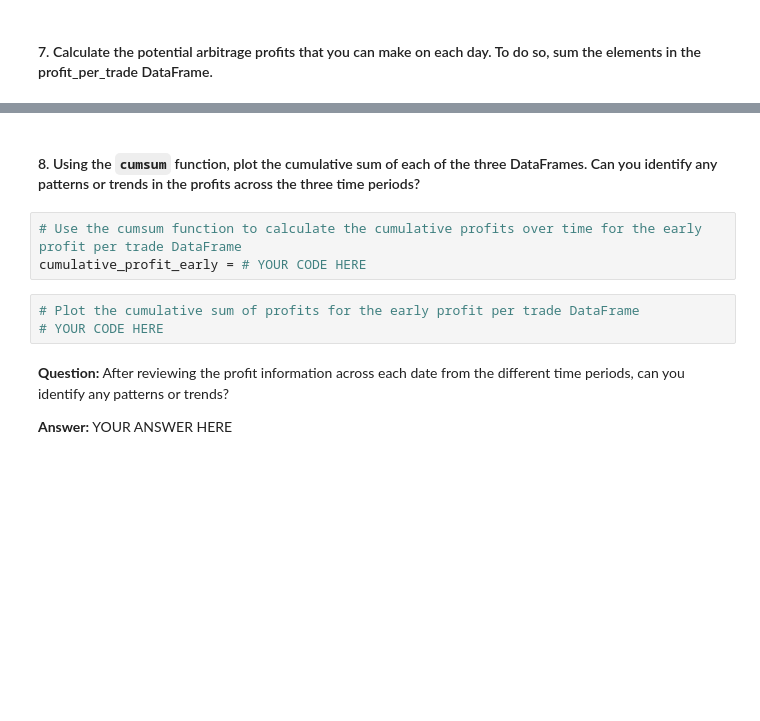
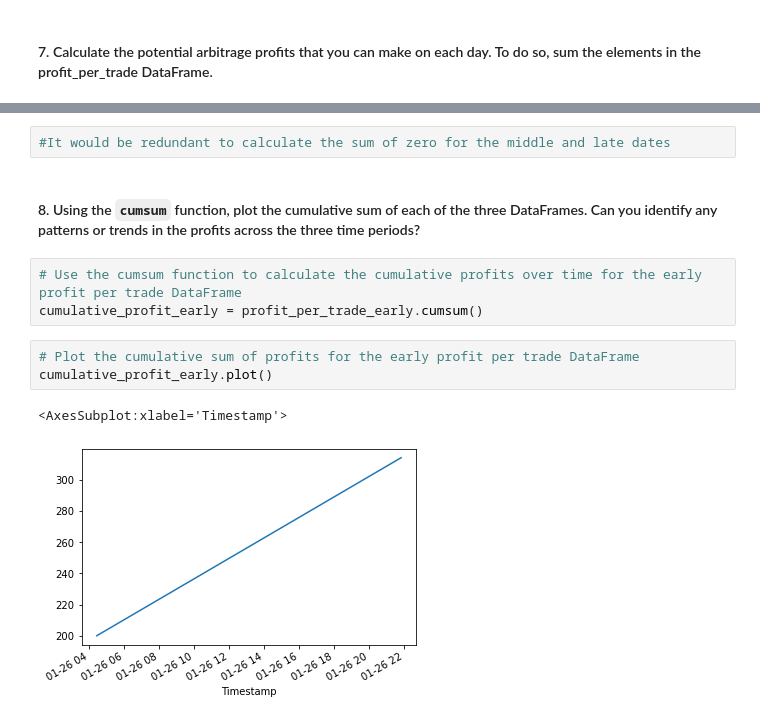
Before and after one commit to jlesieur0/Module_3_Challenge, a Jupyter notebook: crypto_arbitrage.ipynb, the cells around one changed output, grey strips where cells are left out. Cells and saved outputs as stored; diff of their text form; blank space fills up the shorter version.

```diff
--- a/crypto_arbitrage.ipynb
+++ b/crypto_arbitrage.ipynb
@@ -695,12 +722,13 @@ profit_per_trade_early = # YOUR CODE HERE
+# %%
+#It would be redundant to calculate the sum of zero for the middle and late dates
 # %% [markdown]
 #### 8. Using the `cumsum` function, plot the cumulative sum of each of the three DataFrames. Can you identify any patterns or trends in the profits across the three time periods?
 # %%
 # Use the cumsum function to calculate the cumulative profits over time for the early profit per trade DataFrame
-cumulative_profit_early = # YOUR CODE HERE
+cumulative_profit_early = profit_per_trade_early.cumsum()
 # %%
 # Plot the cumulative sum of profits for the early profit per trade DataFrame
-# YOUR CODE HERE
+cumulative_profit_early.plot()
+# %% [output]
+<AxesSubplot:xlabel='Timestamp'>
+[figure, added]
-# %% [markdown]
-**Question:** After reviewing the profit information across each date from the different time periods, can you identify any patterns or trends?
-
-**Answer:** YOUR ANSWER HERE
```
Also changed, not shown: parts of 8 cells of this notebook, 1 other file.
